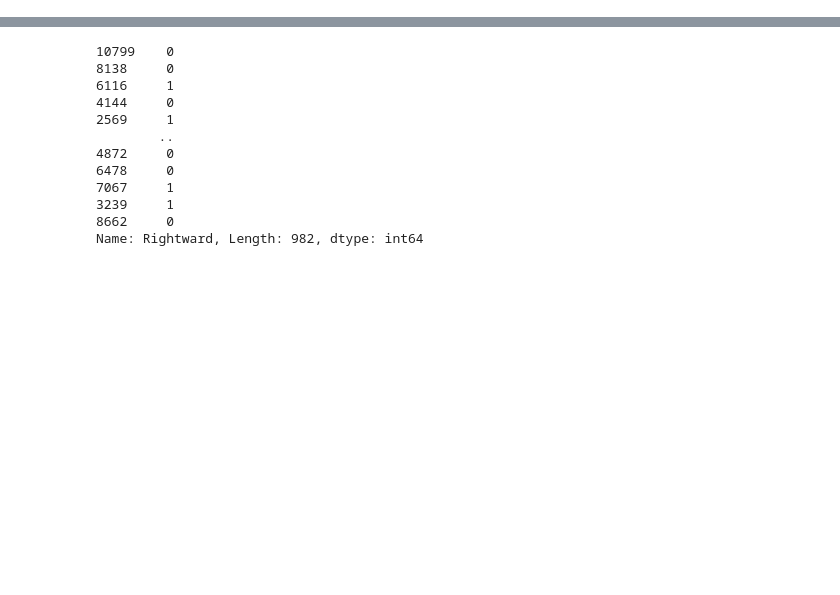
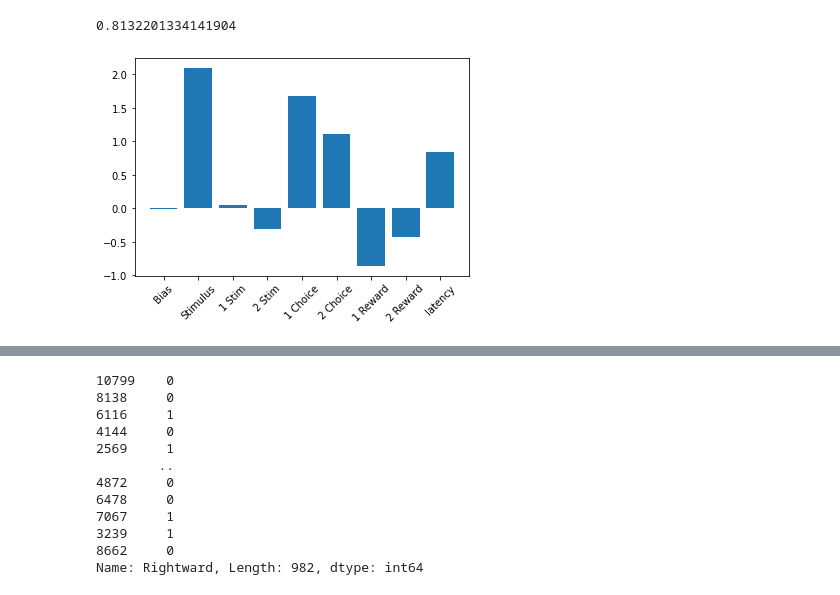
Before and after one commit to bkrall24/Psytrack_fitting, a Jupyter notebook: basic_GLM.ipynb, the cells around one changed output, grey strips where cells are left out. Saved outputs shown, nothing was run; the diff lists cells and outputs as text; code cells hidden in the pictures; blank space fills up the shorter version.

```diff
--- a/basic_GLM.ipynb
+++ b/basic_GLM.ipynb
@@ -233,0 +259,10 @@ array([[ 1.92200163e-04, -1.55485247e-01,  2.40196983e+00,
+# %%
+fig, ax = plt.subplots()
+ax.bar(x, clf2.coef_[0])
+plt.xticks(x,rotation = 45)
+ax.set_xticklabels(labels)
+clf2.score(X2_test, y2_test)
+# no LED
+# %% [output]
+0.8132201334141904
+[figure, added]
```
Also changed, not shown: parts of 18 cells of this notebook.
